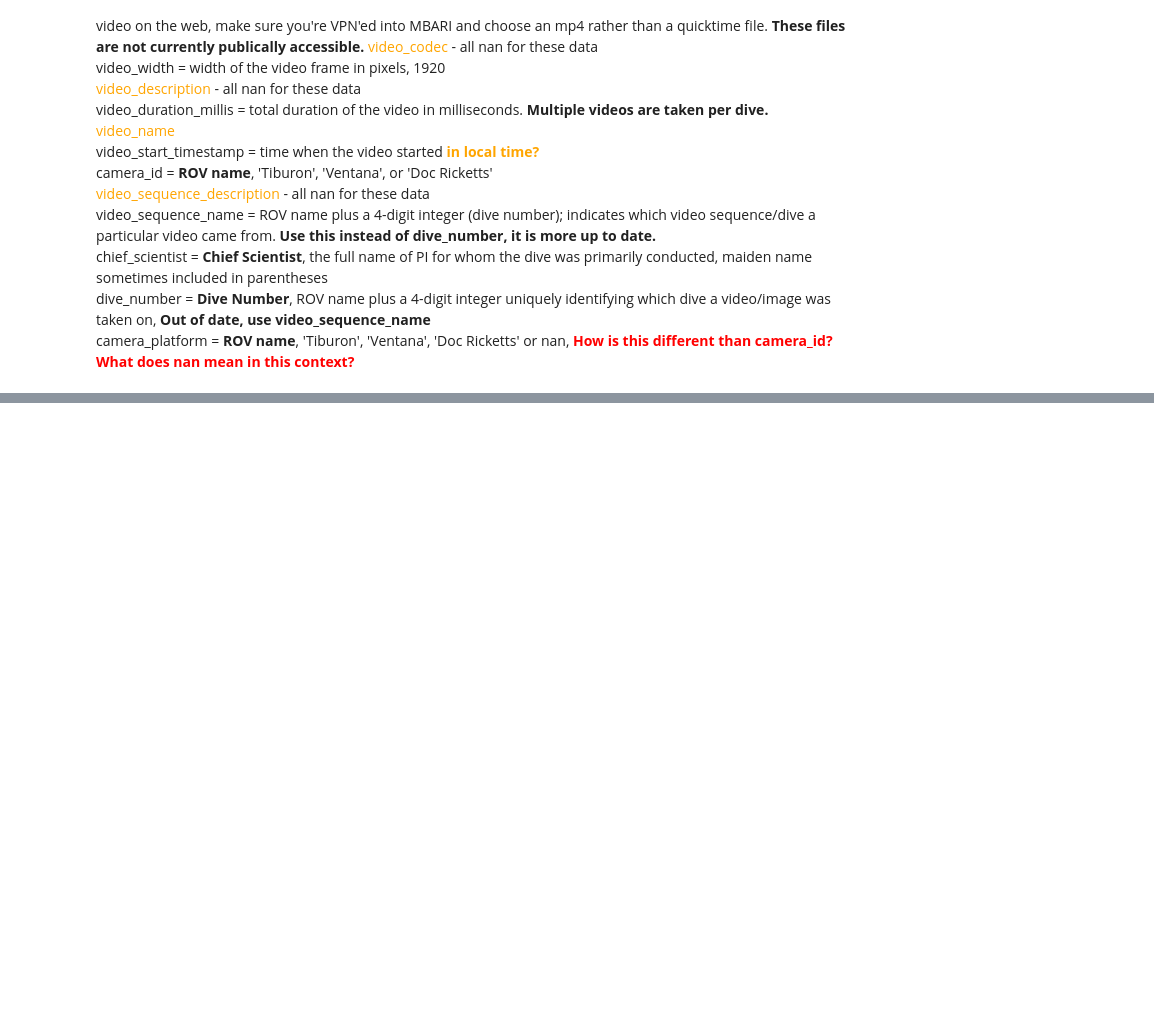
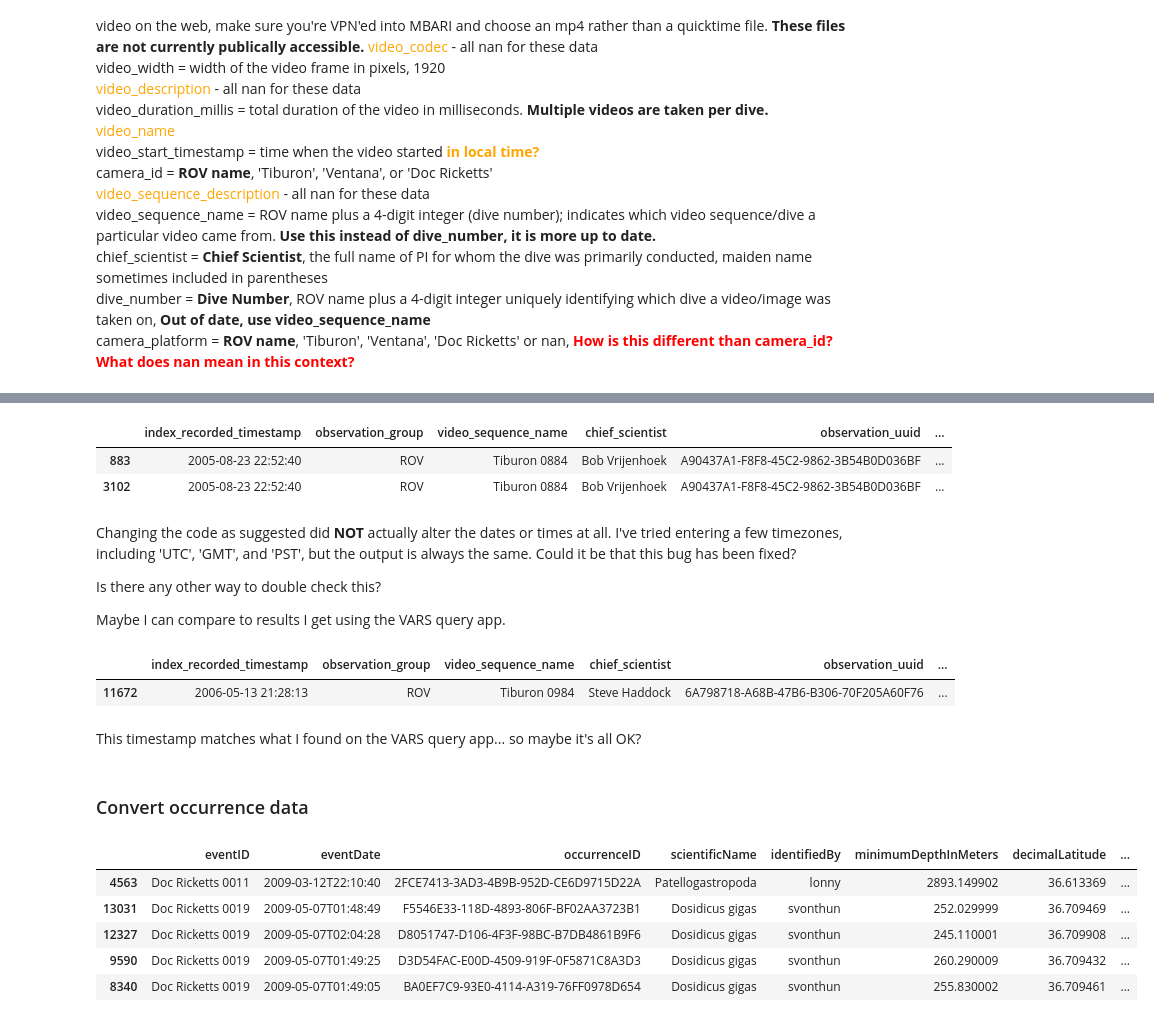
Before and after one commit to CeNCOOS/VARS, a Jupyter notebook: VARS_Dwc_conversion_200403.ipynb, the cells around one changed output, grey strips where cells are left out. Drawn from its saved outputs; the diff is of its cells as text; code cells hidden in the pictures; blank space fills up the shorter version.

Commit message:
Initial conversion attempt for event and occurrence files.

```diff
--- a/VARS_Dwc_conversion_200403.ipynb
+++ b/VARS_Dwc_conversion_200403.ipynb
@@ -211,0 +159,6 @@ video_sequence_description - <span style="color:red">Pointer to other records th
+# %%
+## Get data with only relevant columns
+
+df = data[['index_recorded_timestamp', 'observation_group', 'video_sequence_name', 'chief_scientist', 'observation_uuid', 'concept', 'observer', 'image_url', 'depth_meters',
+          'latitude', 'longitude', 'oxygen_ml_per_l', 'psi', 'salinity', 'temperature_celsius', 'video_uri']]
+df.head()
@@ -211,0 +219,5 @@ video_sequence_description - <span style="color:red">Pointer to other records th
+# %%
+## Drop duplicate rows from df
+
+df = df.drop_duplicates()
+df.head()
@@ -211,0 +249,4 @@ video_sequence_description - <span style="color:red">Pointer to other records th
+# %%
+occ_df = df[['video_sequence_name', 'index_recorded_timestamp', 'observation_uuid', 'concept', 'observer', 'depth_meters', 'latitude', 'longitude', 'oxygen_ml_per_l',
+            'psi', 'salinity', 'temperature_celsius', 'image_url', 'video_uri']]
+occ_df.head()
@@ -211,0 +424,50 @@ video_sequence_description - <span style="color:red">Pointer to other records th
+# %%
+df.loc[df['observation_uuid'] == new_times['observation_uuid'].iloc[0]]
+# %% [output]
+|  | index_recorded_timestamp | observation_group | video_sequence_name | chief_scientist | observation_uuid | ... |
+| 883 | 2005-08-23 22:52:40 | ROV | Tiburon 0884 | Bob Vrijenhoek | A90437A1-F8F8-45C2-9862-3B54B0D036BF | ... |
+| 3102 | 2005-08-23 22:52:40 | ROV | Tiburon 0884 | Bob Vrijenhoek | A90437A1-F8F8-45C2-9862-3B54B0D036BF | ... |
+# %% [markdown]
+Changing the code as suggested did **NOT** actually alter the dates or times at all. I've tried entering a few timezones, including 'UTC', 'GMT', and 'PST', but the output is always the same. Could it be that this bug has been fixed?
+
+Is there any other way to double check this?
+
+Maybe I can compare to results I get using the VARS query app.
+# %%
+## Get records from original csv file (200403) matching a record found using the VARS query app
+
+df.loc[df['observation_uuid'] == '6A798718-A68B-47B6-B306-70F205A60F76']
+# %% [output]
+|  | index_recorded_timestamp | observation_group | video_sequence_name | chief_scientist | observation_uuid | ... |
+| 11672 | 2006-05-13 21:28:13 | ROV | Tiburon 0984 | Steve Haddock | 6A798718-A68B-47B6-B306-70F205A60F76 | ... |
+# %% [markdown]
+This timestamp matches what I found on the VARS query app... so maybe it's all OK?
+# %% [markdown]
+### Convert occurrence data
+# %%
+## Change column names
+
+occ_df = occ_df.rename(columns={
+    'video_sequence_name':'eventID',
+    'index_recorded_timestamp':'eventDate',
+    'observation_uuid':'occurrenceID',
+    'concept':'scientificName',
+    'observer':'identifiedBy',
+    'depth_meters':'minimumDepthInMeters',
+    'latitude':'decimalLatitude',
+    'longitude':'decimalLongitude',
+    'oxygen_ml_per_l':'dissolvedOxygen',
+    'psi':'pressureInPsi',
+    'temperature_celsius':'temperatureInCelsius',
+})
+
+# Sort by eventID
+occ_df = occ_df.sort_values(by = ['eventID'])
+occ_df.head()
+# %% [output]
+|  | eventID | eventDate | occurrenceID | scientificName | identifiedBy | minimumDepthInMeters | decimalLatitude | ... |
+| 4563 | Doc Ricketts 0011 | 2009-03-12T22:10:40 | 2FCE7413-3AD3-4B9B-952D-CE6D9715D22A | Patellogastropoda | lonny | 2893.149902 | 36.613369 | ... |
+| 13031 | Doc Ricketts 0019 | 2009-05-07T01:48:49 | F5546E33-118D-4893-806F-BF02AA3723B1 | Dosidicus gigas | svonthun | 252.029999 | 36.709469 | ... |
+| 12327 | Doc Ricketts 0019 | 2009-05-07T02:04:28 | D8051747-D106-4F3F-98BC-B7DB4861B9F6 | Dosidicus gigas | svonthun | 245.110001 | 36.709908 | ... |
+| 9590 | Doc Ricketts 0019 | 2009-05-07T01:49:25 | D3D54FAC-E00D-4509-919F-0F5871C8A3D3 | Dosidicus gigas | svonthun | 260.290009 | 36.709432 | ... |
+| 8340 | Doc Ricketts 0019 | 2009-05-07T01:49:05 | BA0EF7C9-93E0-4114-A319-76FF0978D654 | Dosidicus gigas | svonthun | 255.830002 | 36.709461 | ... |
```
Also changed, not shown: parts of 35 cells of this notebook.
